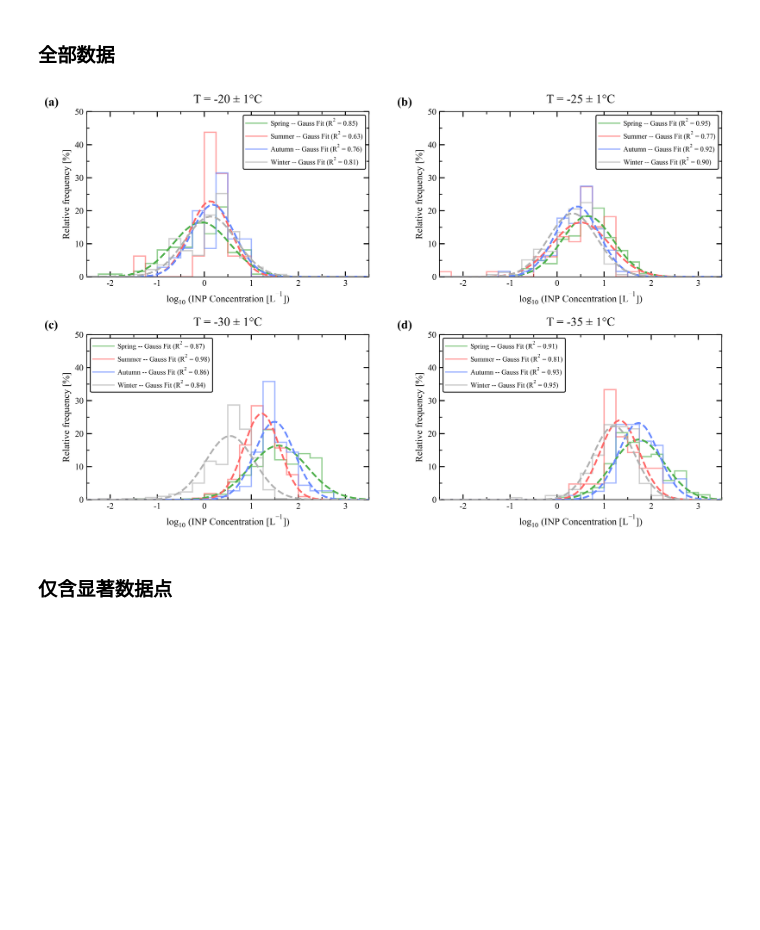
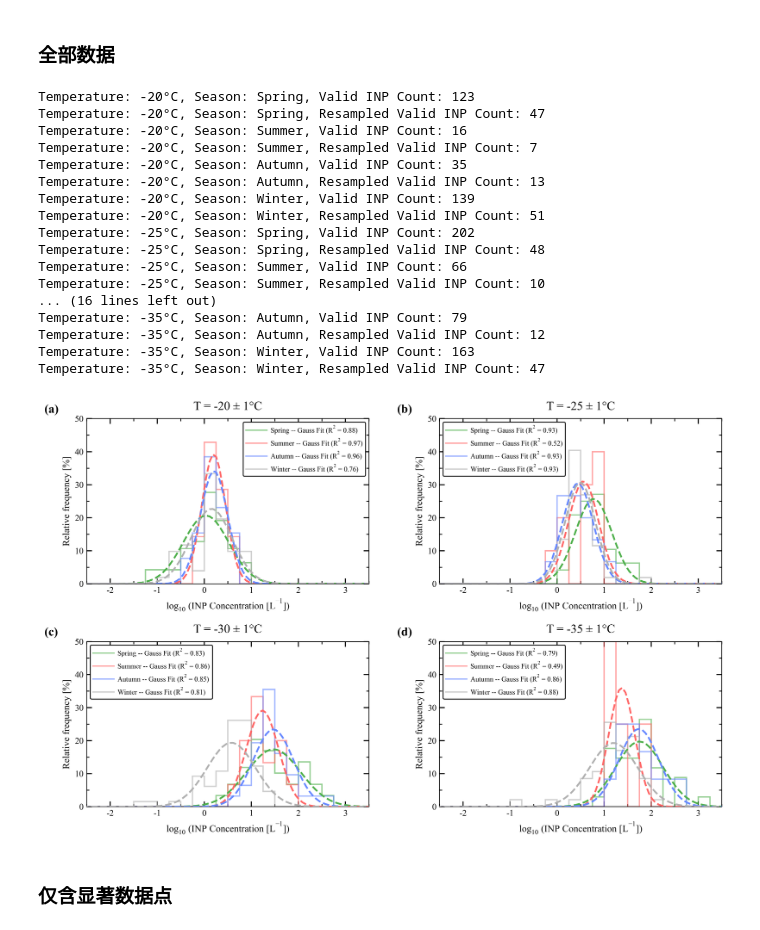
Before and after one commit to ReedFu/master0_2025, a Jupyter notebook: Lanzhou_cfdc/Probability density distribution.ipynb, the cells around one changed output. Drawn from its saved outputs; the diff is of its cells as text; code cells hidden in the pictures; blank space fills up the shorter version.

Commit message:
Plot with resampled INP data

```diff
--- a/Lanzhou_cfdc/Probability density distribution.ipynb
+++ b/Lanzhou_cfdc/Probability density distribution.ipynb
@@ -15,6 +15,7 @@ from scipy.stats import norm
 # 1. 读取数据
 # ==========================================
 df = pd.read_csv(r'D:\Coding\Data\Lanzhou_cfdc\processed\N_INP(202409-202509)v2.4.2.csv')
+df['Time'] = pd.to_datetime(df['Time'])
 seasons = ['Spring', 'Summer', 'Autumn', 'Winter']
 target_temps = [-20, -25, -30, -35]
 
@@ -74,6 +75,15 @@ for i, t in enumerate(target_temps):
         df_season = df_temp[df_temp['Season'] == season]
         if df_season.empty:
             continue
+
+        # 输出点的数量
+        print(f"Temperature: {t}°C, Season: {season}, Valid INP Count: {len(df_season[df_season['N_INP(#/L)'] > 0])}")
+
+        # 按天重采样，仅对数值列计算均值，避免 Season 等 object 列导致错误
+        df_season = df_season.set_index('Time').resample('1D').mean(numeric_only=True).reset_index()
+
+        # 输出重采样后的点的数量
+        print(f"Temperature: {t}°C, Season: {season}, Resampled Valid INP Count: {len(df_season[df_season['N_INP(#/L)'] > 0])}")
 
         valid_inp = df_season['N_INP(#/L)'][df_season['N_INP(#/L)'] > 0]
         data_log = np.log10(valid_inp)
@@ -117,35 +127,52 @@ for i, t in enumerate(target_temps):
     # ==========================================
     ax.set_title(f'T = {t} ± 1°C', fontsize=14, pad=10)
     ax.set_xlabel('$log_{10}$ (INP Concentration [L$^{-1}$])', fontsize=11)
     ax.set_ylabel('Relative frequency [%]', fontsize=11)
 
     ax.set_xlim(-2.5, 3.5)
     ax.set_ylim(0, 50)
 
     ax.tick_params(axis='both', which='major', direction='in',
                    top=True, right=True, length=6, width=1.2, labelsize=10)
     ax.tick_params(axis='both', which='minor', direction='in',
                    top=True, right=True, length=3, width=1)
     ax.xaxis.set_minor_locator(ticker.AutoMinorLocator(2))
     ax.yaxis.set_minor_locator(ticker.AutoMinorLocator(2))
 
     ax.text(-0.15, 1.02, f'({chr(97+i)})', transform=ax.transAxes,
             fontsize=14, fontweight='bold', va='bottom', ha='left')
 
     if legend_handles:
         ax.legend(legend_handles, legend_labels,
                   handler_map={tuple: HandlerTuple(ndivide=None, pad=0.5)},
                   fontsize=8, frameon=True,
                   edgecolor='black', framealpha=1, borderpad=0.4,
                   handlelength=3, handletextpad=0.5)
 
 
 # 5. 保存并显示
 # bbox_inches='tight' 可以自动裁剪掉多余的白边
-plt.savefig(r'D:\Coding\master0_2025\Thesis\fig 1.png', dpi=500, bbox_inches='tight')
+#plt.savefig(r'D:\Coding\master0_2025\Thesis\fig 1.png', dpi=500, bbox_inches='tight')
 plt.show()
 # %% [output]
+Temperature: -20°C, Season: Spring, Valid INP Count: 123
+Temperature: -20°C, Season: Spring, Resampled Valid INP Count: 47
+Temperature: -20°C, Season: Summer, Valid INP Count: 16
+Temperature: -20°C, Season: Summer, Resampled Valid INP Count: 7
+Temperature: -20°C, Season: Autumn, Valid INP Count: 35
+Temperature: -20°C, Season: Autumn, Resampled Valid INP Count: 13
+Temperature: -20°C, Season: Winter, Valid INP Count: 139
+Temperature: -20°C, Season: Winter, Resampled Valid INP Count: 51
+Temperature: -25°C, Season: Spring, Valid INP Count: 202
+Temperature: -25°C, Season: Spring, Resampled Valid INP Count: 48
+Temperature: -25°C, Season: Summer, Valid INP Count: 66
+Temperature: -25°C, Season: Summer, Resampled Valid INP Count: 10
+... (16 lines left out)
+Temperature: -35°C, Season: Autumn, Valid INP Count: 79
+Temperature: -35°C, Season: Autumn, Resampled Valid INP Count: 12
+Temperature: -35°C, Season: Winter, Valid INP Count: 163
+Temperature: -35°C, Season: Winter, Resampled Valid INP Count: 47
-[figure, old version]
+[figure, new version]
 # %% [markdown]
 ### 仅含显著数据点
 # %%
```
